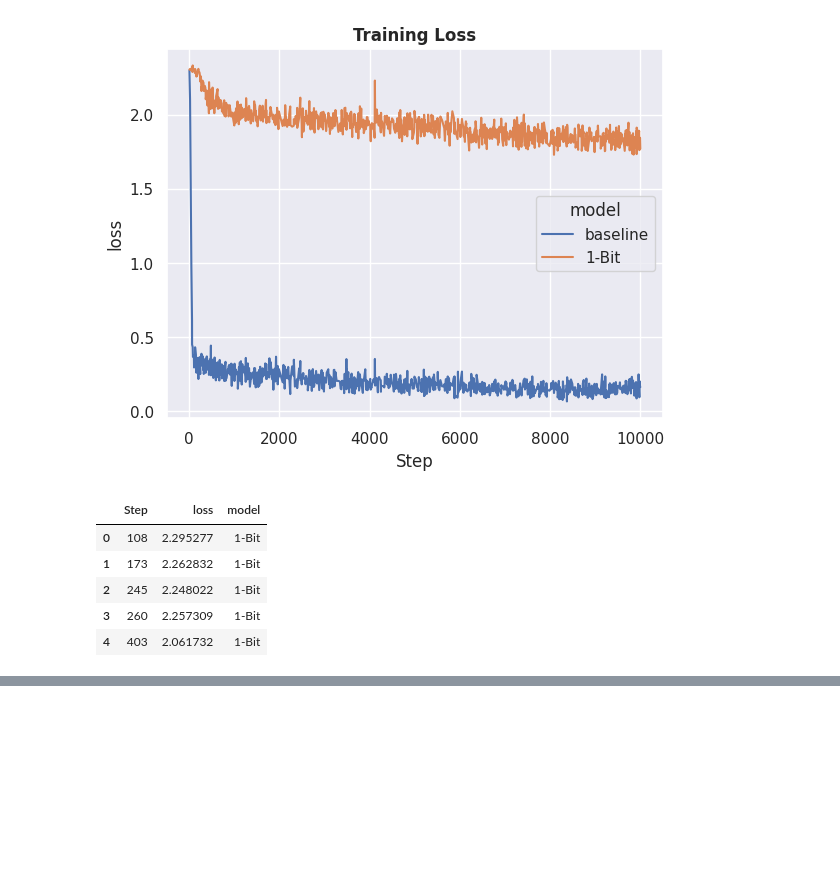
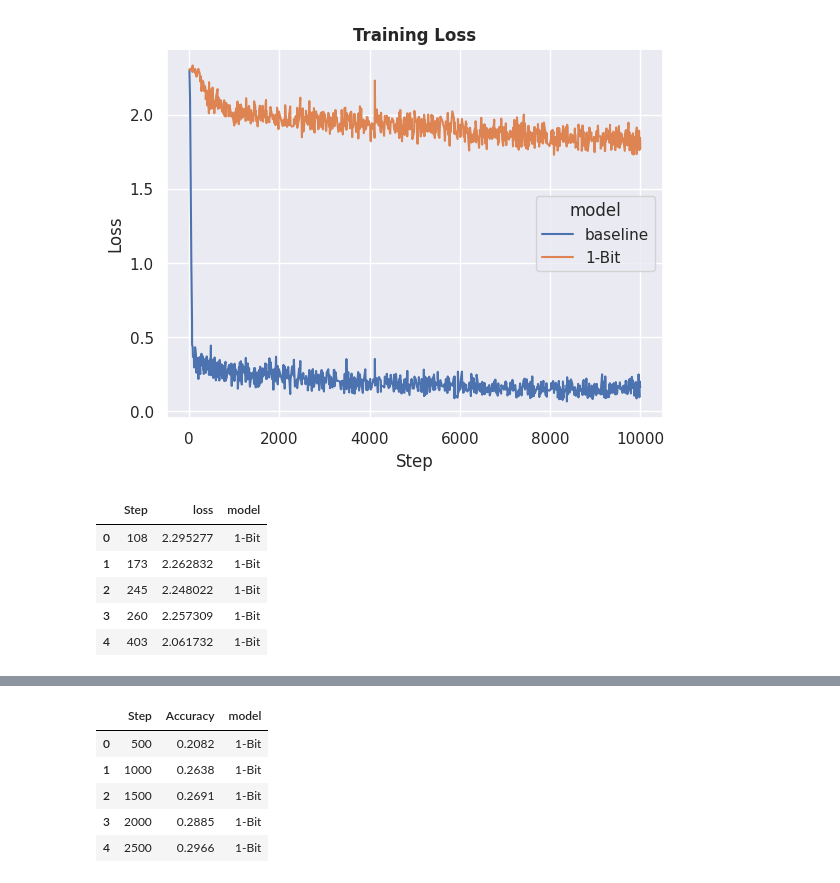
Before and after one commit to Vincent-La/ViT-CMSC472, a Jupyter notebook: plots.ipynb, the cells around one changed output, grey strips where cells are left out. Cells and saved outputs as stored; diff of their text form; code cells hidden in the pictures; blank space fills up the shorter version.

```diff
--- a/plots.ipynb
+++ b/plots.ipynb
@@ -59,0 +83,12 @@ df_config2loss.head()
+# %%
+# TODO: accuracy plot of 1-bit vs 1.58-bit for 50,000 steps (config2 vs. config3)
+df_config2acc = pd.read_csv(os.path.join('training_output', 'accuracy', 'config2.csv')).drop('Wall time', axis=1).rename({'Value': 'Accuracy'}, axis = 1)
+df_config2acc['model'] = '1-Bit'
+df_config2acc.head()
+# %% [output]
+|  | Step | Accuracy | model |
+| 0 | 500 | 0.2082 | 1-Bit |
+| 1 | 1000 | 0.2638 | 1-Bit |
+| 2 | 1500 | 0.2691 | 1-Bit |
+| 3 | 2000 | 0.2885 | 1-Bit |
+| 4 | 2500 | 0.2966 | 1-Bit |
```
Also changed, not shown: parts of 7 cells of this notebook.
